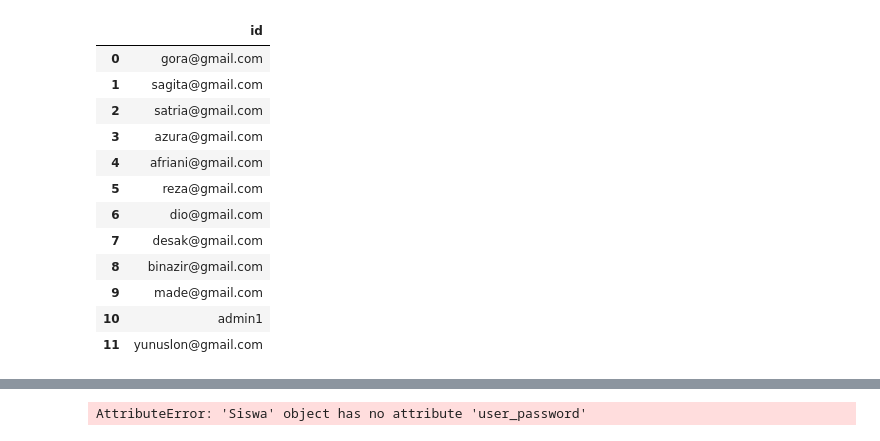
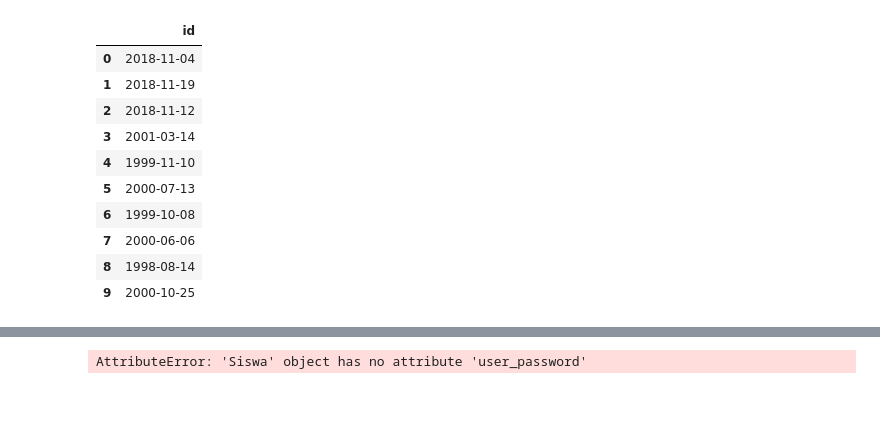
Before and after one commit to yunuslon/SPKDataSiswa, a Jupyter notebook: PythonMoora/Sorting_Soal_Tes.ipynb, the cells around one changed output, grey strips where cells are left out. Drawn from its saved outputs; the diff is of its cells as text; code cells hidden in the pictures; blank space fills up the shorter version.

```diff
--- a/PythonMoora/Sorting_Soal_Tes.ipynb
+++ b/PythonMoora/Sorting_Soal_Tes.ipynb
@@ -10,33 +10,31 @@ sw = Siswa.objects.all()
 user = User.objects.all()
 ht = HasilTes.objects.all()
 # %%
-def ListDatauser(user):
-    us=User.objects.all()
-    if len(us)>0:
+def ListDatauser(sw):
+#     us=User.objects.all()
+    if len(sw)>0:
         cols = ['id']
         dt ={
-            cols[0] : [str(a.username) for a in us],
+            cols[0] : [str(a.tanggal_lahir) for a in sw],
 
         }
         dfdata_siswa = pd.DataFrame(data=dt)
         return dfdata_siswa
     else:
         return[]
-ListDatauser(user)
+ListDatauser(sw)
 # %% [output]
 |  | id |
-| 0 | gora@gmail.com |
-| 1 | sagita@gmail.com |
-| 2 | satria@gmail.com |
-| 3 | azura@gmail.com |
-| 4 | afriani@gmail.com |
-| 5 | reza@gmail.com |
-| 6 | dio@gmail.com |
-| 7 | desak@gmail.com |
-| 8 | binazir@gmail.com |
-| 9 | made@gmail.com |
-| 10 | admin1 |
-| 11 | yunuslon@gmail.com |
+| 0 | 2018-11-04 |
+| 1 | 2018-11-19 |
+| 2 | 2018-11-12 |
+| 3 | 2001-03-14 |
+| 4 | 1999-11-10 |
+| 5 | 2000-07-13 |
+| 6 | 1999-10-08 |
+| 7 | 2000-06-06 |
+| 8 | 1998-08-14 |
+| 9 | 2000-10-25 |
 # %%
 def ListDataSiswa(sw):
     if len(sw)>0:
```
Also changed, not shown: 6 other files.
